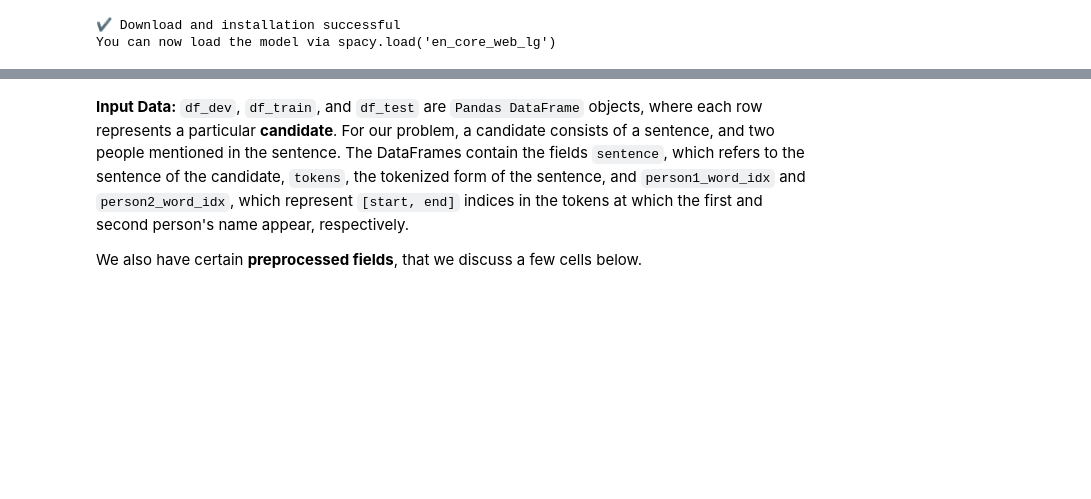
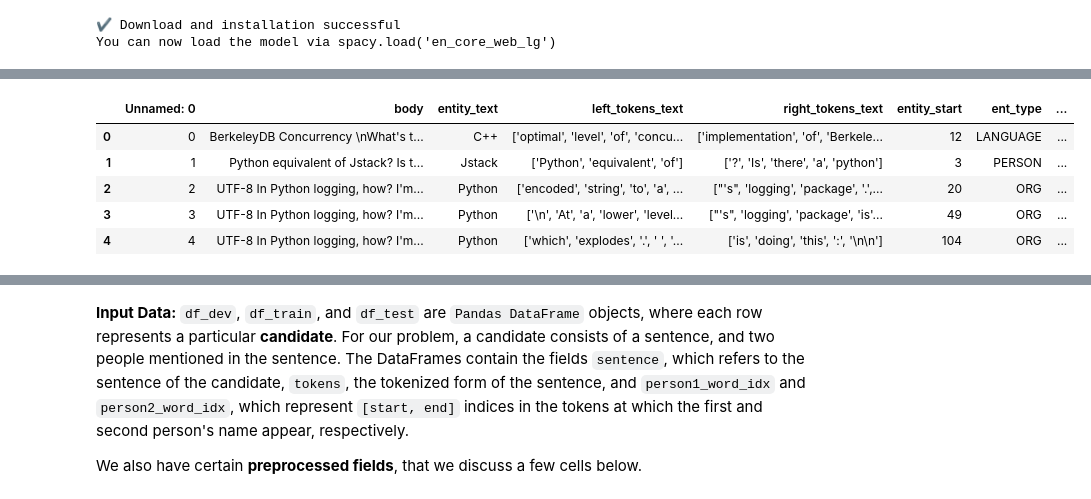
Before and after one commit to laranea/snorkel-tutorials, a Jupyter notebook: spouse/spouse_demo.ipynb, the cells around one changed output, grey strips where cells are left out. Cells and saved outputs as stored; diff of their text form; code cells hidden in the pictures; blank space fills up the shorter version.

```diff
--- a/spouse/spouse_demo.ipynb
+++ b/spouse/spouse_demo.ipynb
@@ -298,0 +235,50 @@ df_dev.head()
+# %%
+def restore_spacy(df, window=5):
+
+    indexes = []
+    out_rows = []
+    for index, row in df.iterrows():
+        doc = nlp(row['body'])
+        re_doc_1 = nlp(row['body'])
+        re_doc_2 = nlp(row['body'])
+
+        out_row = row.copy()
+
+        entity = None
+        for ent in doc.ents:
+            if  ent.start == row['entity_start'] \
+            and ent.end   == row['entity_end']:
+                entity = ent
+
+        if entity is None:
+            raise Exception('Missing entity!')
+
+        out_row['spacy'] = doc
+        out_row['entity'] = entity
+
+        # Comment me out once I do this in the above code
+        left_token_start = max(0, entity.start - 1 - window)
+        left_token_end = entity.start
+        out_row['left_text'] = re_doc_1[left_token_start: left_token_end].merge()
+
+        # Comment me out once I do this in the above code
+        right_token_start = min(entity.end, len(doc) - 1)
+        right_token_end = min(entity.end + window, len(doc) - 1)
+        out_row['right_text'] = re_doc_2[right_token_start: right_token_end].merge()
+
+        out_rows.append(out_row)
+        indexes.append(index)
+
+    df_out = pd.DataFrame(out_rows, index=indexes)
+
+    return df_out
+# %%
+df_gold = restore_spacy(df_gold)
+df_gold.head()
+# %% [output]
+|  | Unnamed: 0 | body | entity_text | left_tokens_text | right_tokens_text | entity_start | ent_type | ... |
+| 0 | 0 | BerkeleyDB Concurrency \nWhat's t... | C++ | ['optimal', 'level', 'of', 'concu... | ['implementation', 'of', 'Berkele... | 12 | LANGUAGE | ... |
+| 1 | 1 | Python equivalent of Jstack? Is t... | Jstack | ['Python', 'equivalent', 'of'] | ['?', 'Is', 'there', 'a', 'python'] | 3 | PERSON | ... |
+| 2 | 2 | UTF-8 In Python logging, how? I'm... | Python | ['encoded', 'string', 'to', 'a', ... | ["'s", 'logging', 'package', '.',... | 20 | ORG | ... |
+| 3 | 3 | UTF-8 In Python logging, how? I'm... | Python | ['\n', 'At', 'a', 'lower', 'level... | ["'s", 'logging', 'package', 'is'... | 49 | ORG | ... |
+| 4 | 4 | UTF-8 In Python logging, how? I'm... | Python | ['which', 'explodes', '.', ' ', '... | ['is', 'doing', 'this', ':', '\n\n'] | 104 | ORG | ... |
```
Also changed, not shown: parts of 20 cells of this notebook.
